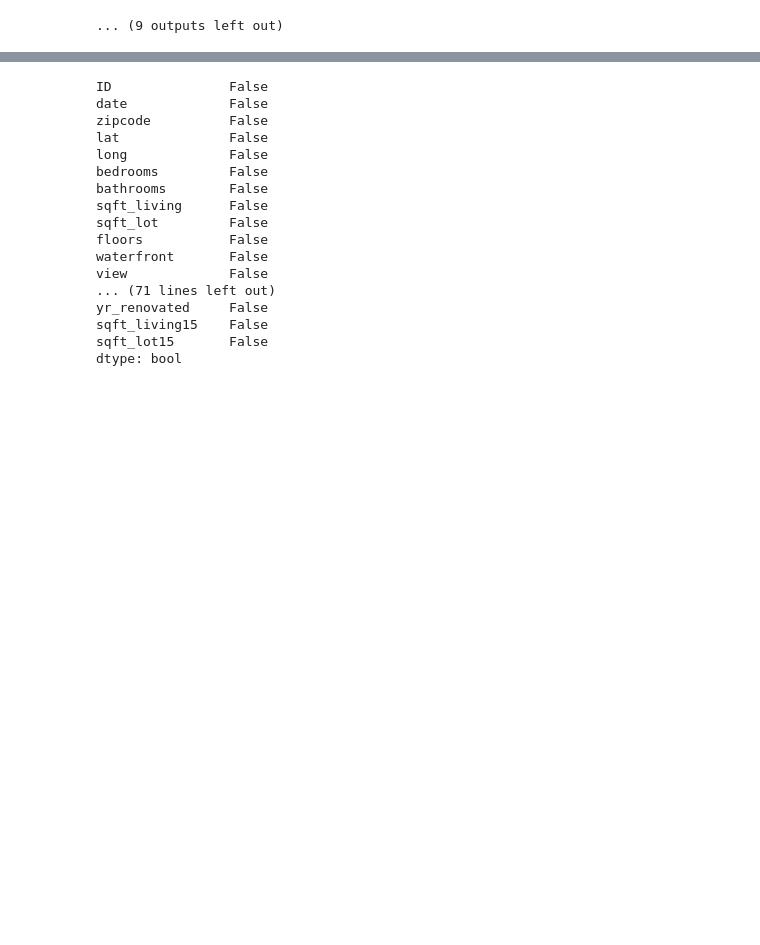
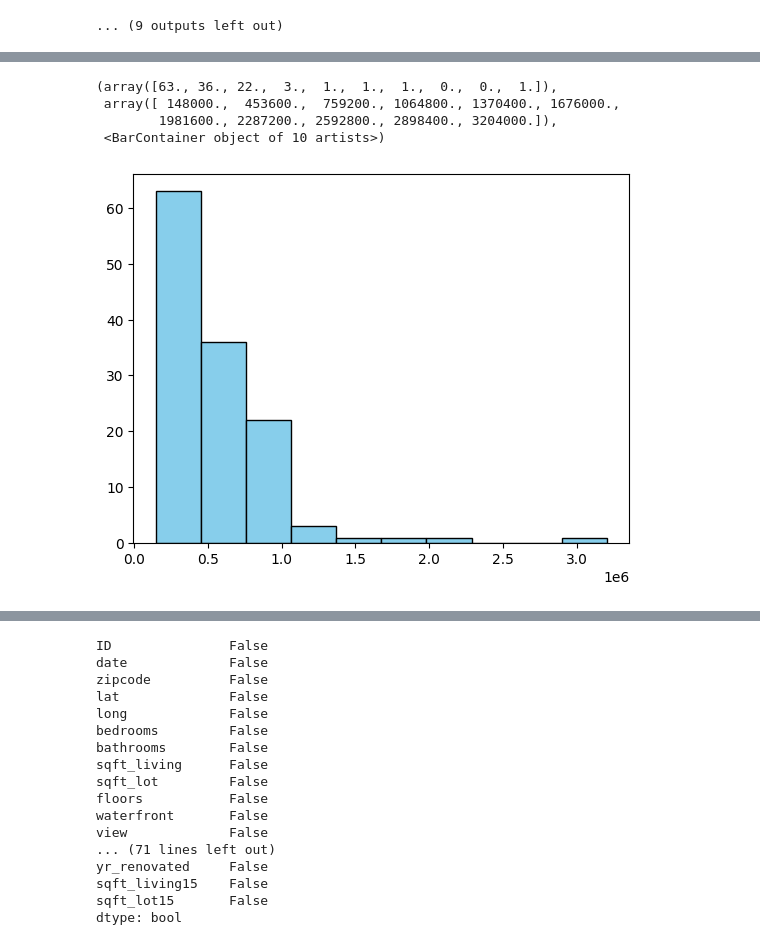
Before and after one commit to BrunoLiberona/inf395-grupo02-tareas, a Jupyter notebook: tarea_1/kaggle_house_prices.ipynb, the cells around one changed output, grey strips where cells are left out. Saved outputs shown, nothing was run; the diff lists cells and outputs as text; code cells hidden in the pictures; blank space fills up the shorter version.

```diff
--- a/Kaggle_Pred(v1.2).ipynb
+++ b/tarea_1/kaggle_house_prices.ipynb
@@ -251,0 +260,8 @@ for feature in features:
+# %%
+plt.hist(df_valid["price"], bins=10, color='skyblue', edgecolor='black')  # You can adjust the number of bins
+# %% [output]
+(array([63., 36., 22.,  3.,  1.,  1.,  1.,  0.,  0.,  1.]),
+ array([ 148000.,  453600.,  759200., 1064800., 1370400., 1676000.,
+        1981600., 2287200., 2592800., 2898400., 3204000.]),
+ <BarContainer object of 10 artists>)
+[figure, added]
```
Also changed, not shown: parts of 10 cells of this notebook, 6 other files.
